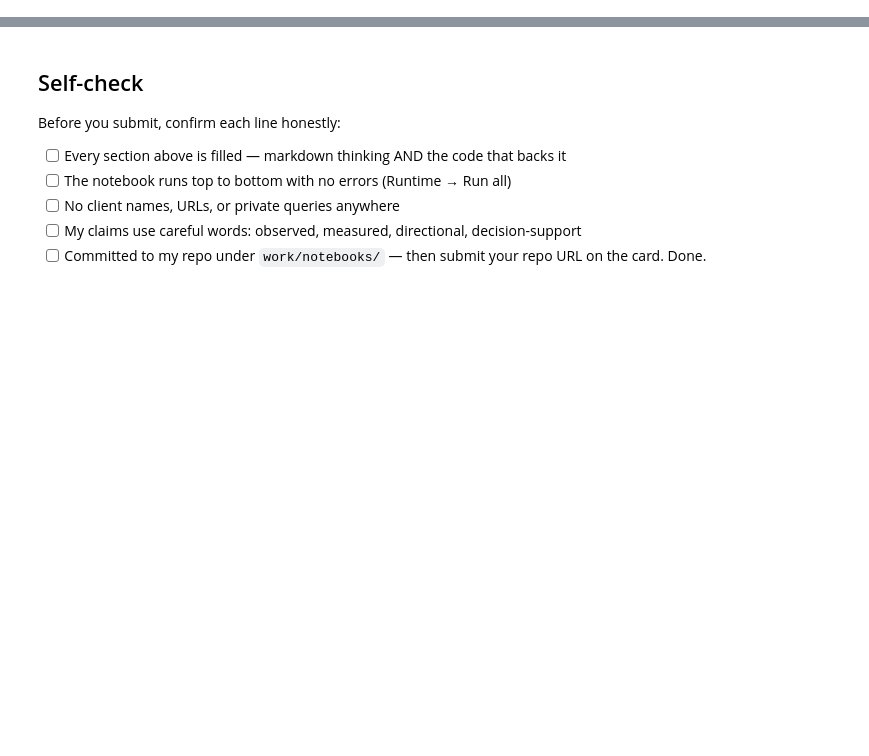
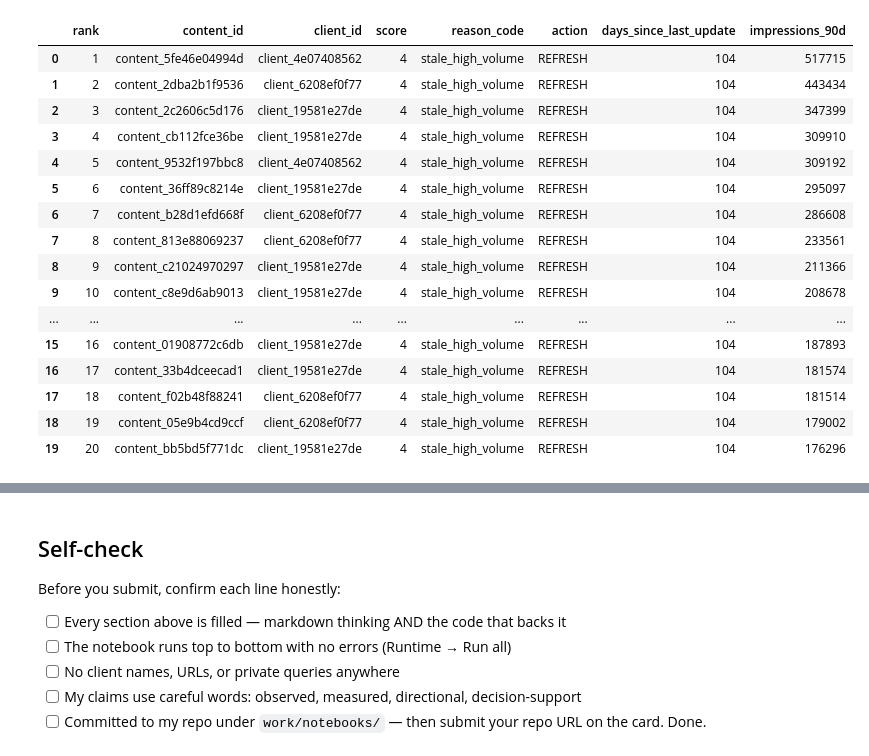
Before and after one commit to fatimahmahmood/flyrank_ml_internship, a Jupyter notebook: work/notebooks/w04_baseline_score.ipynb, the cells around one changed output, grey strips where cells are left out. Cells and saved outputs as stored; diff of their text form; code cells hidden in the pictures; blank space fills up the shorter version.

```diff
--- a/work/notebooks/w04_baseline_score.ipynb
+++ b/work/notebooks/w04_baseline_score.ipynb
@@ -15,0 +200,9 @@ This skeleton is yours to fill. Work the sections **in order** — each one has
+# %%
+import pandas as pd
+
+df = pd.read_csv(path)
+
+print("Rows:", len(df))
+print("Columns:", len(df.columns))
+
+df.head()
@@ -15,0 +260,18 @@ This skeleton is yours to fill. Work the sections **in order** — each one has
+# %%
+df["volume_bucket"] = pd.qcut(
+    df["impressions_90d"],
+    q=4,
+    labels=["Low", "Medium", "High", "Very High"],
+    duplicates="drop"
+)
+
+volume_check = (
+    df.groupby("volume_bucket", observed=False)
+      .agg(
+          n=("content_id", "size"),
+          declining_rate=("trend_direction", lambda x: (x == "down").mean())
+      )
+      .reset_index()
+)
+
+volume_check
@@ -33,0 +320,10 @@ This skeleton is yours to fill. Work the sections **in order** — each one has
+# %%
+df["volume_bucket"] = pd.qcut(
+    df["impressions_90d"],
+    q=4,
+    labels=["Low", "Medium", "High", "Very High"],
+    duplicates="drop"
+)
+
+print("volume_bucket created successfully")
+print(df["volume_bucket"].value_counts())
@@ -33,0 +495,21 @@ This skeleton is yours to fill. Work the sections **in order** — each one has
+# %%
+top20 = output.head(20).copy()
+top20
+# %% [output]
+|  | rank | content_id | client_id | score | reason_code | action | days_since_last_update | impressions_90d |
+| 0 | 1 | content_5fe46e04994d | client_4e07408562 | 4 | stale_high_volume | REFRESH | 104 | 517715 |
+| 1 | 2 | content_2dba2b1f9536 | client_6208ef0f77 | 4 | stale_high_volume | REFRESH | 104 | 443434 |
+| 2 | 3 | content_2c2606c5d176 | client_19581e27de | 4 | stale_high_volume | REFRESH | 104 | 347399 |
+| 3 | 4 | content_cb112fce36be | client_19581e27de | 4 | stale_high_volume | REFRESH | 104 | 309910 |
+| 4 | 5 | content_9532f197bbc8 | client_4e07408562 | 4 | stale_high_volume | REFRESH | 104 | 309192 |
+| 5 | 6 | content_36ff89c8214e | client_19581e27de | 4 | stale_high_volume | REFRESH | 104 | 295097 |
+| 6 | 7 | content_b28d1efd668f | client_6208ef0f77 | 4 | stale_high_volume | REFRESH | 104 | 286608 |
+| 7 | 8 | content_813e88069237 | client_6208ef0f77 | 4 | stale_high_volume | REFRESH | 104 | 233561 |
+| 8 | 9 | content_c21024970297 | client_19581e27de | 4 | stale_high_volume | REFRESH | 104 | 211366 |
+| 9 | 10 | content_c8e9d6ab9013 | client_19581e27de | 4 | stale_high_volume | REFRESH | 104 | 208678 |
+| ... | ... | ... | ... | ... | ... | ... | ... | ... |
+| 15 | 16 | content_01908772c6db | client_19581e27de | 4 | stale_high_volume | REFRESH | 104 | 187893 |
+| 16 | 17 | content_33b4dceecad1 | client_19581e27de | 4 | stale_high_volume | REFRESH | 104 | 181574 |
+| 17 | 18 | content_f02b48f88241 | client_6208ef0f77 | 4 | stale_high_volume | REFRESH | 104 | 181514 |
+| 18 | 19 | content_05e9b4cd9ccf | client_6208ef0f77 | 4 | stale_high_volume | REFRESH | 104 | 179002 |
+| 19 | 20 | content_bb5bd5f771dc | client_19581e27de | 4 | stale_high_volume | REFRESH | 104 | 176296 |
```
Also changed, not shown: parts of 27 cells of this notebook.
